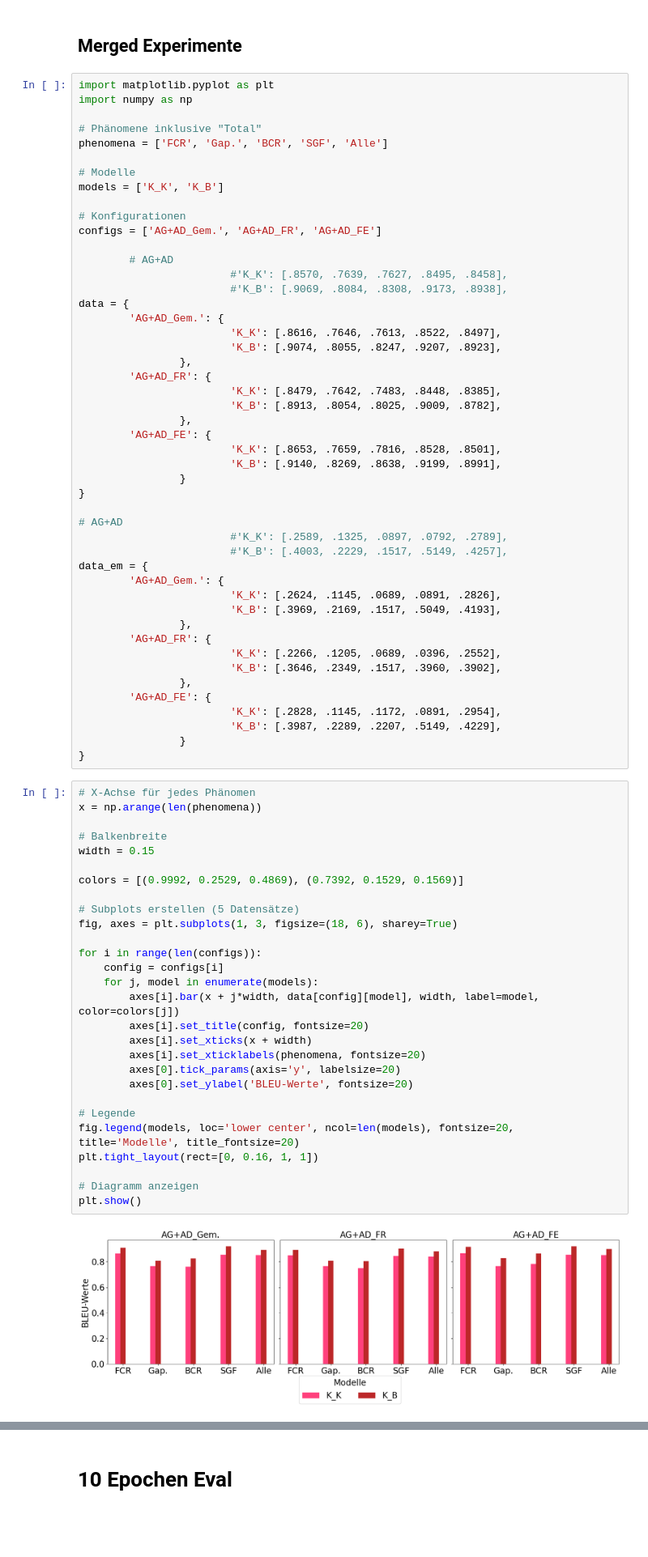
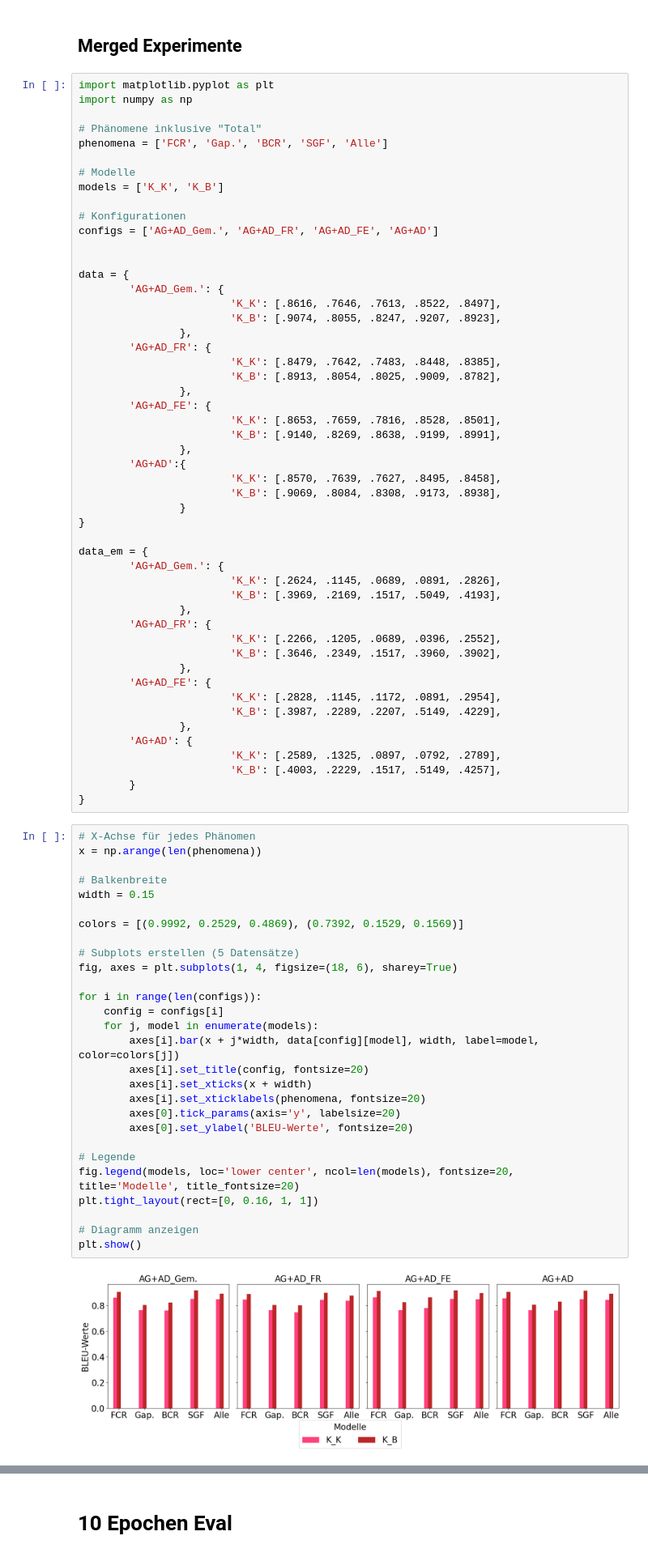
Before and after one commit to mariisaschmidt/CCE-reconstruction, a Jupyter notebook: visualizations/PerPhenEvalDiagrams.ipynb, the cells around one changed output, grey strips where cells are left out. Shown: that part at 81% size. Drawn from its saved outputs; the diff is of its cells as text; blank space fills up the shorter version.

```diff
--- a/visualizations/PerPhenEvalDiagrams.ipynb
+++ b/visualizations/PerPhenEvalDiagrams.ipynb
@@ -389,11 +389,9 @@ phenomena = ['FCR', 'Gap.', 'BCR', 'SGF', 'Alle']
 models = ['K_K', 'K_B']
 
 # Konfigurationen
-configs = ['AG+AD_Gem.', 'AG+AD_FR', 'AG+AD_FE']
+configs = ['AG+AD_Gem.', 'AG+AD_FR', 'AG+AD_FE', 'AG+AD']
 
-        # AG+AD
-                        #'K_K': [.8570, .7639, .7627, .8495, .8458],
-                        #'K_B': [.9069, .8084, .8308, .9173, .8938],
+
 data = {
         'AG+AD_Gem.': {
                         'K_K': [.8616, .7646, .7613, .8522, .8497],
@@ -406,12 +404,13 @@ data = {
         'AG+AD_FE': {
                         'K_K': [.8653, .7659, .7816, .8528, .8501],
                         'K_B': [.9140, .8269, .8638, .9199, .8991],
+                },
+        'AG+AD':{
+                        'K_K': [.8570, .7639, .7627, .8495, .8458],
+                        'K_B': [.9069, .8084, .8308, .9173, .8938],
                 }
 }
 
-# AG+AD
-                        #'K_K': [.2589, .1325, .0897, .0792, .2789],
-                        #'K_B': [.4003, .2229, .1517, .5149, .4257],
 data_em = {
         'AG+AD_Gem.': {
                         'K_K': [.2624, .1145, .0689, .0891, .2826],
@@ -424,38 +423,42 @@ data_em = {
         'AG+AD_FE': {
                         'K_K': [.2828, .1145, .1172, .0891, .2954],
                         'K_B': [.3987, .2289, .2207, .5149, .4229],
-                }
+                },
+        'AG+AD': {
+                        'K_K': [.2589, .1325, .0897, .0792, .2789],
+                        'K_B': [.4003, .2229, .1517, .5149, .4257],
+        }
 }
 # %%
 # X-Achse für jedes Phänomen
 x = np.arange(len(phenomena))
 
 # Balkenbreite
 width = 0.15
 
 colors = [(0.9992, 0.2529, 0.4869), (0.7392, 0.1529, 0.1569)]
 
 # Subplots erstellen (5 Datensätze)
-fig, axes = plt.subplots(1, 3, figsize=(18, 6), sharey=True)
+fig, axes = plt.subplots(1, 4, figsize=(18, 6), sharey=True)
 
 for i in range(len(configs)):
     config = configs[i]
     for j, model in enumerate(models):
         axes[i].bar(x + j*width, data[config][model], width, label=model, color=colors[j])
         axes[i].set_title(config, fontsize=20)
         axes[i].set_xticks(x + width)
         axes[i].set_xticklabels(phenomena, fontsize=20)
         axes[0].tick_params(axis='y', labelsize=20)
         axes[0].set_ylabel('BLEU-Werte', fontsize=20)
 
 # Legende
 fig.legend(models, loc='lower center', ncol=len(models), fontsize=20, title='Modelle', title_fontsize=20)
 plt.tight_layout(rect=[0, 0.16, 1, 1])
 
 # Diagramm anzeigen
 plt.show()
 # %% [output]
-[figure, old version]
+[figure, new version]
 # %%
 # X-Achse für jedes Phänomen
 x = np.arange(len(phenomena))
```
Also changed, not shown: parts of 2 cells of this notebook, 14 other files.
